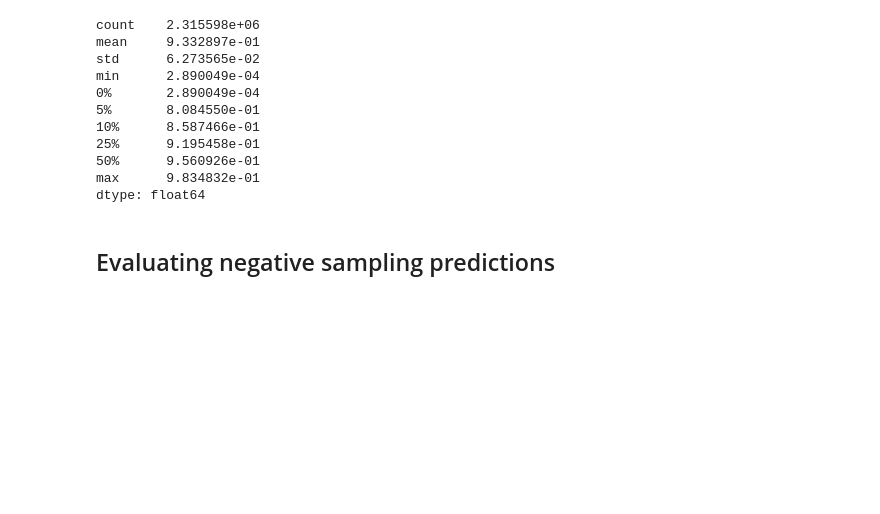
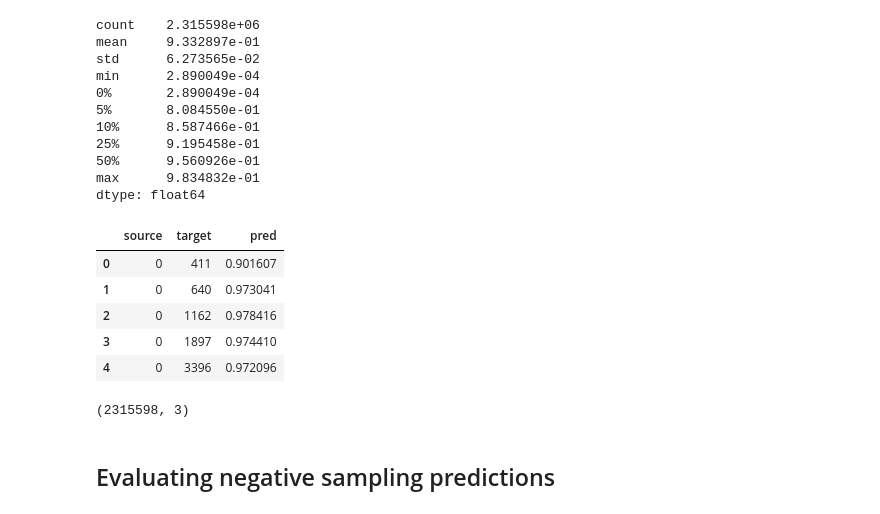
Before and after one commit to caiolmart/node-concordance, a Jupyter notebook: notebooks/graphsage_link_pred/50_prediction_distribution.ipynb, the cells around one changed output. Saved outputs shown, nothing was run; the diff lists cells and outputs as text; code cells hidden in the pictures; blank space fills up the shorter version.

```diff
--- a/notebooks/graphsage_link_pred/50_prediction_distribution.ipynb
+++ b/notebooks/graphsage_link_pred/50_prediction_distribution.ipynb
@@ -168,3 +171,21 @@ min      2.890049e-04
 50%      9.560926e-01
 max      9.834832e-01
 dtype: float64
+# %%
+edge_predictions_df = pd.DataFrame({
+    'source': row,
+    'target': col,
+    'pred': all_edges_preds.squeeze()
+})
+edge_predictions_df.head()
+# %% [output]
+|  | source | target | pred |
+| 0 | 0 | 411 | 0.901607 |
+| 1 | 0 | 640 | 0.973041 |
+| 2 | 0 | 1162 | 0.978416 |
+| 3 | 0 | 1897 | 0.974410 |
+| 4 | 0 | 3396 | 0.972096 |
+# %%
+edge_predictions_df.shape
+# %% [output]
+(2315598, 3)
```
Also changed, not shown: parts of 12 cells of this notebook.
